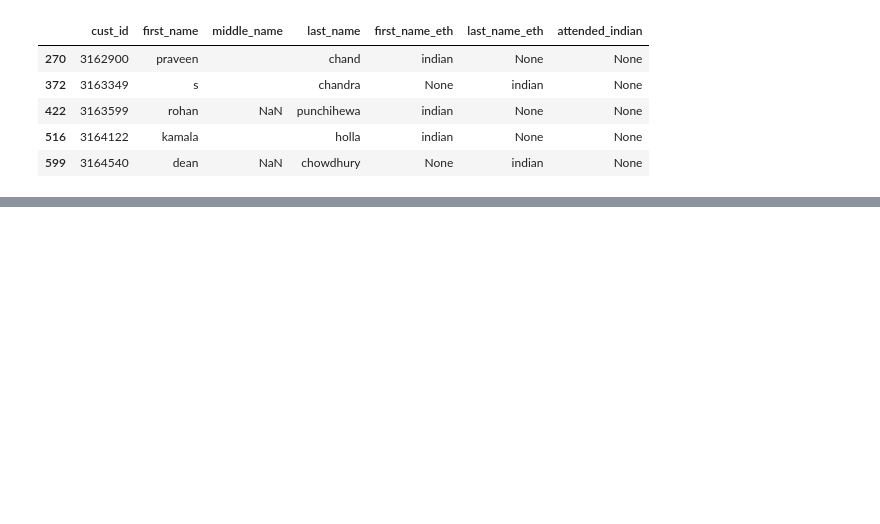
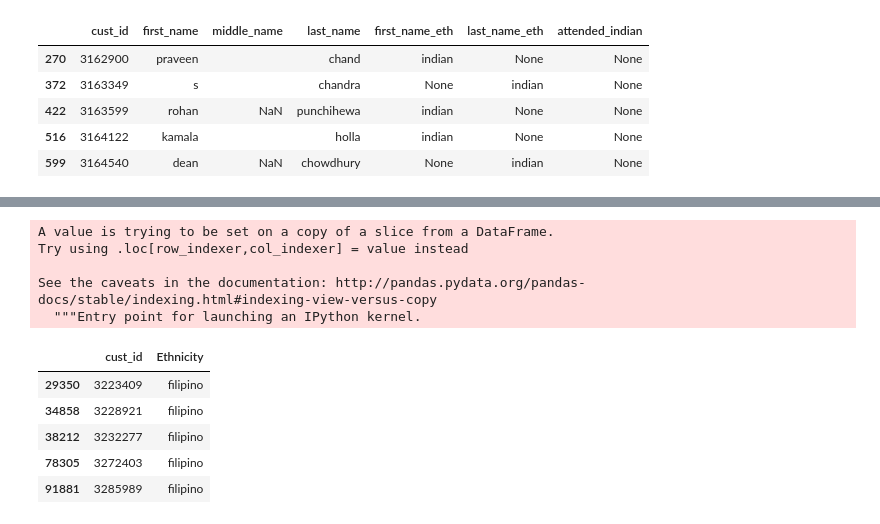
Before and after one commit to eeghor/ethnicity_detector, a Jupyter notebook: indian-filipino-detector.ipynb, the cells around one changed output, grey strips where cells are left out. Saved outputs shown, nothing was run; the diff lists cells and outputs as text; code cells hidden in the pictures; blank space fills up the shorter version.

```diff
--- a/indian-filipino-detector.ipynb
+++ b/indian-filipino-detector.ipynb
@@ -313,0 +318,19 @@ ed.name_dict["greek"]
+# %%
+filipinos["Ethnicity"] = "filipino"
+# %% [output]
+A value is trying to be set on a copy of a slice from a DataFrame.
+Try using .loc[row_indexer,col_indexer] = value instead
+
+See the caveats in the documentation: http://pandas.pydata.org/pandas-docs/stable/indexing.html#indexing-view-versus-copy
+  """Entry point for launching an IPython kernel.
+# %%
+filipino2 = filipinos[["cust_id", "Ethnicity"]]
+# %%
+filipino2.head()
+# %% [output]
+|  | cust_id | Ethnicity |
+| 29350 | 3223409 | filipino |
+| 34858 | 3228921 | filipino |
+| 38212 | 3232277 | filipino |
+| 78305 | 3272403 | filipino |
+| 91881 | 3285989 | filipino |
```
Also changed, not shown: parts of 17 cells of this notebook, 1 other file.
